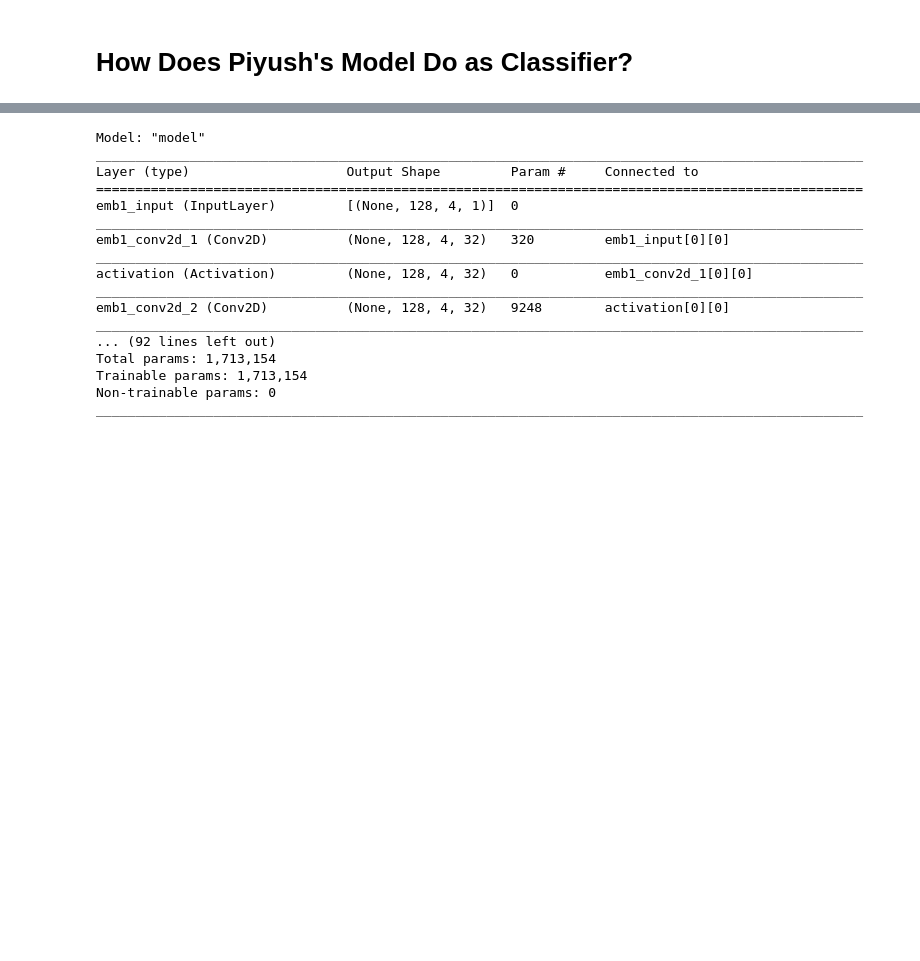
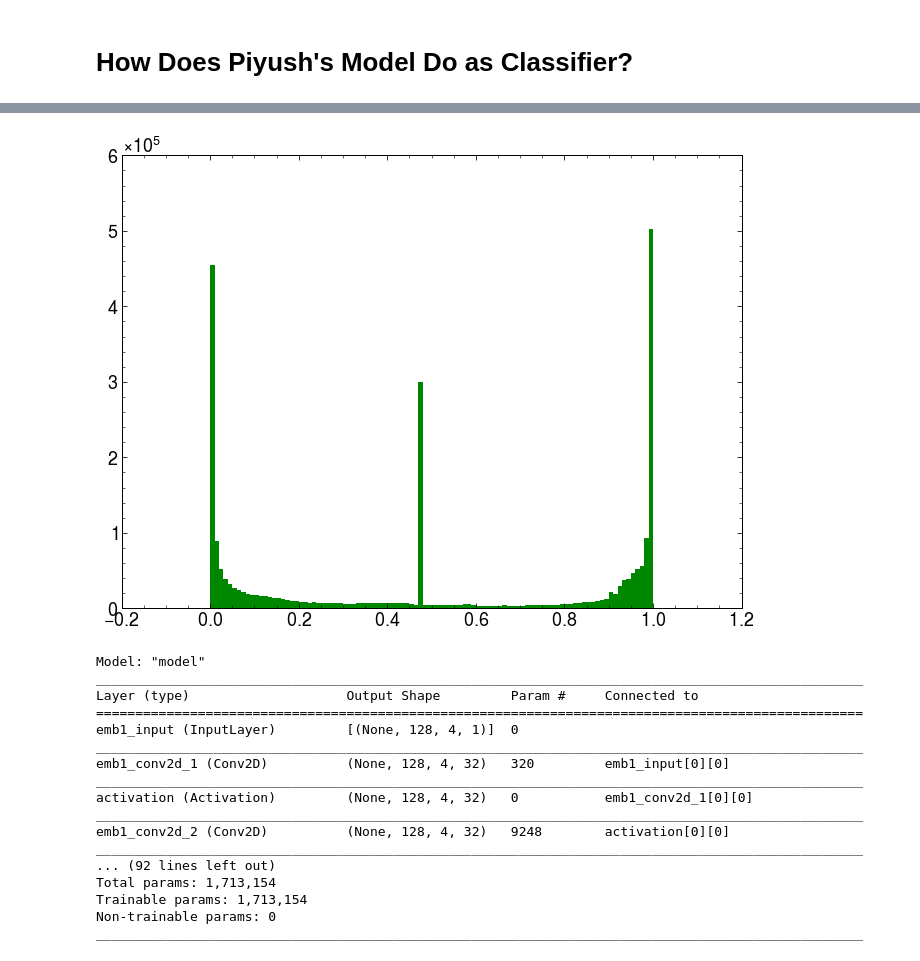
Before and after one commit to christinadim/LCStudies, a Jupyter notebook: classifier/TopoClusterClassifierLargerCNN.ipynb, the cells around one changed output, grey strips where cells are left out. Drawn from its saved outputs; the diff is of its cells as text; code cells hidden in the pictures; blank space fills up the shorter version.

```diff
--- a/classifier/TopoClusterClassifierLargerCNN.ipynb
+++ b/classifier/TopoClusterClassifierLargerCNN.ipynb
@@ -234,6 +237,17 @@ plt.show()
 # %%
-model_p1_d02.save(modelpath+'model_p1_d02.h5')
-scores_p1_d02 = model_p1_d02.predict([pcellsE1_EMB1G_channels, pcellsE23_EMB2G_channels, pcellsT123_T1G_channels])
+model_p1_d02.save(modelpath+'2206_subset_model_p1_d02.h5')
+#scores_p1_d02 = model_p1_d02.predict([pcellsE1_EMB1G_channels, pcellsE23_EMB2G_channels, pcellsT123_T1G_channels])
+# %%
+
+
+import matplotlib.pyplot as plt
+import numpy as np
+
+plt.hist( np.asarray(scores_p1_d02)[:,1], bins = np.linspace(0,1,101) )
+plt.savefig(plotpath + 'scores_subset_1'  + '.pdf')
+plt.show()
+# %% [output]
+[figure, added]
 # %%
 model_p1_d02.summary()
 # %% [output]
```
Also changed, not shown: parts of 7 cells of this notebook.
